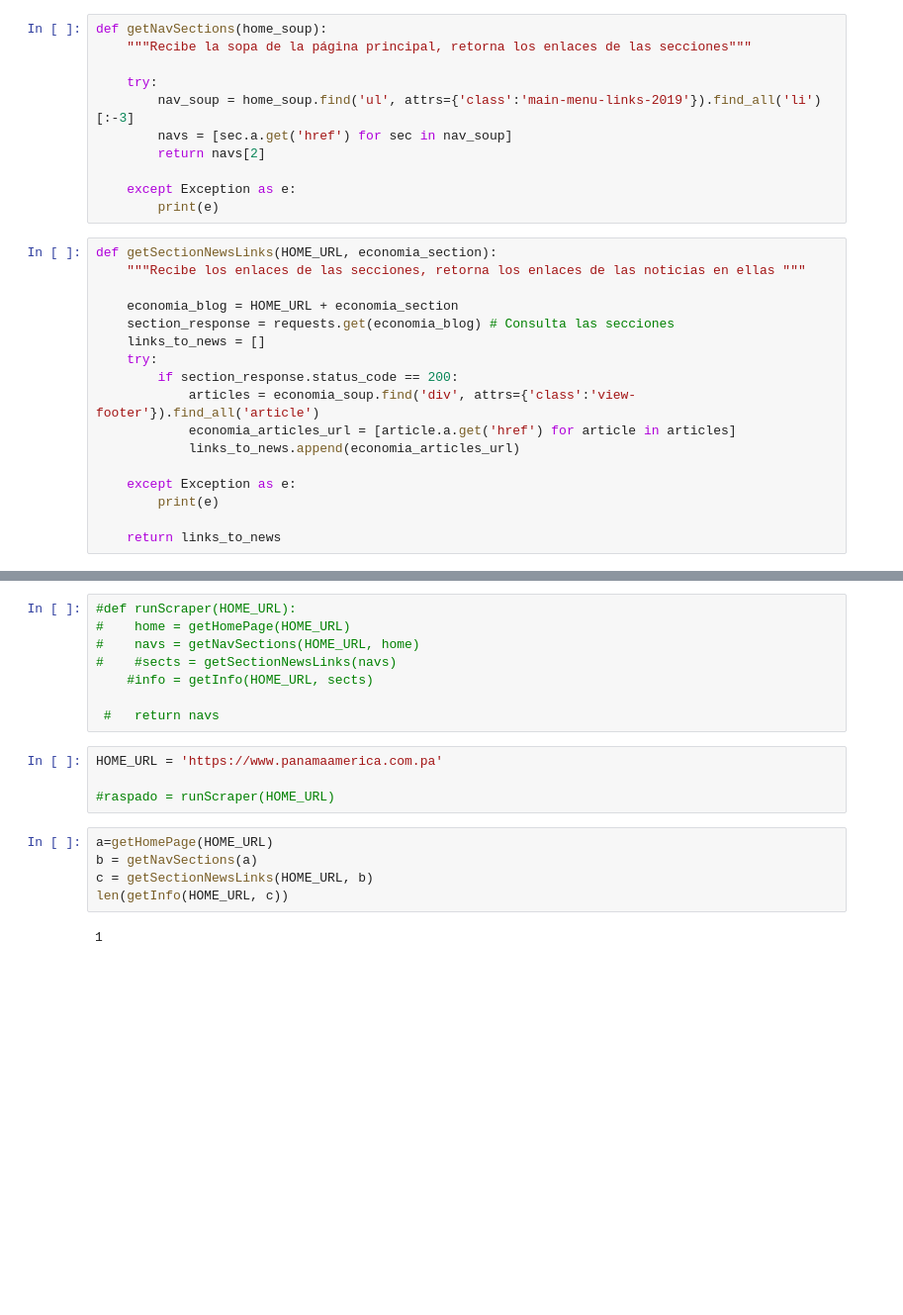
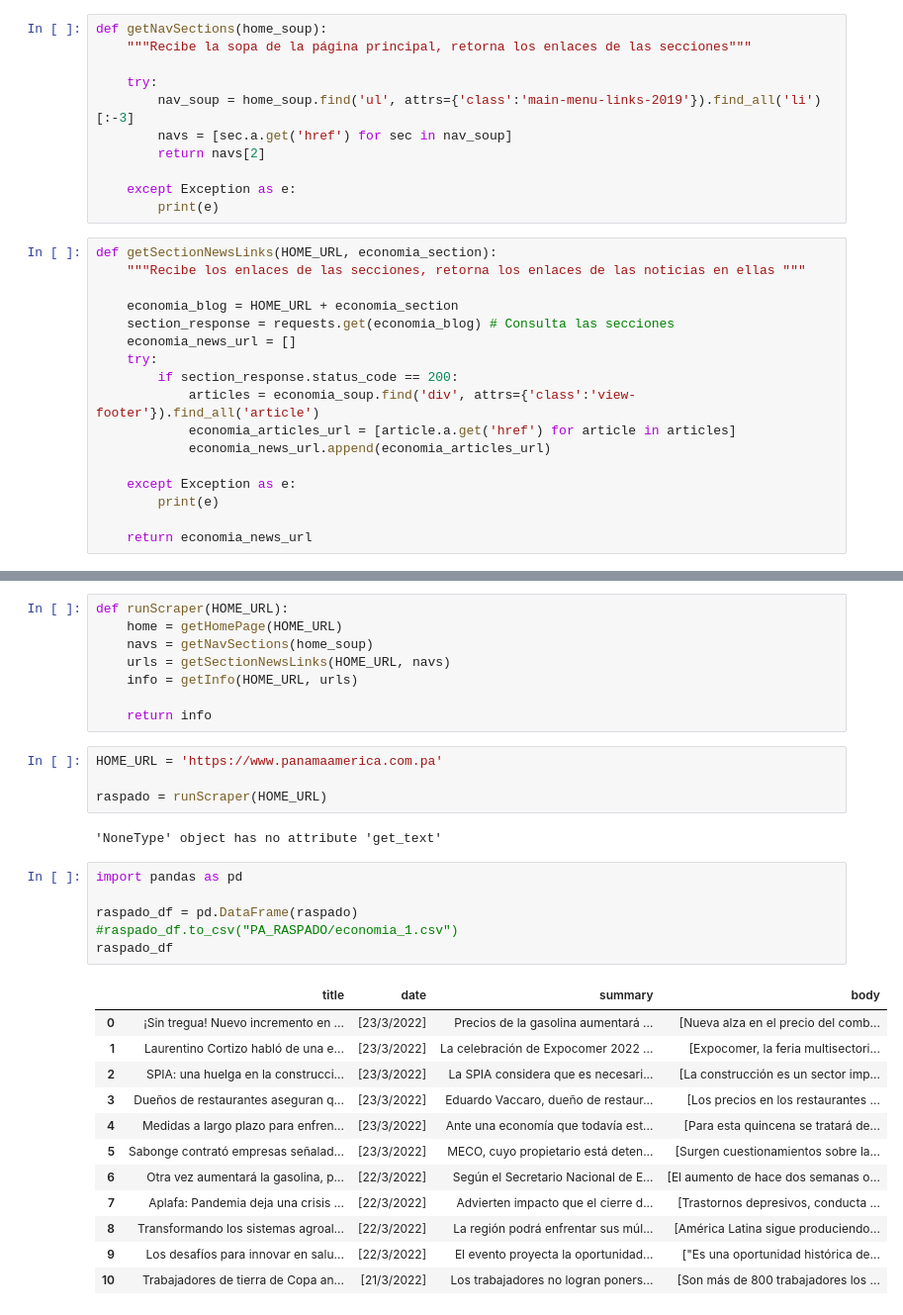
Before and after one commit to PabloJRW/webScraping, a Jupyter notebook: PA_WebScraper.ipynb, the cells around one changed output, grey strips where cells are left out. Shown at 99% size. Cells and saved outputs as stored; diff of their text form; blank space fills up the shorter version.

Commit message:
scrapers terminados

```diff
--- a/PA_WebScraper.ipynb
+++ b/PA_WebScraper.ipynb
@@ -174,17 +174,17 @@ def getSectionNewsLinks(HOME_URL, economia_section):
 
     economia_blog = HOME_URL + economia_section
     section_response = requests.get(economia_blog) # Consulta las secciones
-    links_to_news = []
+    economia_news_url = []
     try:
         if section_response.status_code == 200:
             articles = economia_soup.find('div', attrs={'class':'view-footer'}).find_all('article')
             economia_articles_url = [article.a.get('href') for article in articles]
-            links_to_news.append(economia_articles_url)
+            economia_news_url.append(economia_articles_url)
 
     except Exception as e:
         print(e)
 
-    return links_to_news
+    return economia_news_url
 # %%
 def getInfo(HOME_URL, economia_news_url):
 
@@ -223,21 +223,35 @@ def getInfo(HOME_URL, economia_news_url):
 
     return info
 # %%
-#def runScraper(HOME_URL):
-#    home = getHomePage(HOME_URL)
-#    navs = getNavSections(HOME_URL, home)
-#    #sects = getSectionNewsLinks(navs)
-    #info = getInfo(HOME_URL, sects)
+def runScraper(HOME_URL):
+    home = getHomePage(HOME_URL)
+    navs = getNavSections(home_soup)
+    urls = getSectionNewsLinks(HOME_URL, navs)
+    info = getInfo(HOME_URL, urls)
 
- #   return navs
+    return info
 # %%
 HOME_URL = 'https://www.panamaamerica.com.pa'
 
-#raspado = runScraper(HOME_URL)
+raspado = runScraper(HOME_URL)
+# %% [output]
+'NoneType' object has no attribute 'get_text'
-# %%
-a=getHomePage(HOME_URL)
-b = getNavSections(a)
-c = getSectionNewsLinks(HOME_URL, b)
-len(getInfo(HOME_URL, c))
-# %% [output]
-1
+# %%
+import pandas as pd
+
+raspado_df = pd.DataFrame(raspado)
+#raspado_df.to_csv("PA_RASPADO/economia_1.csv")
+raspado_df
+# %% [output]
+|  | title | date | summary | body |
+| 0 | ¡Sin tregua! Nuevo incremento en ... | [23/3/2022] | Precios de la gasolina aumentará ... | [Nueva alza en el precio del comb... |
+| 1 | Laurentino Cortizo habló de una e... | [23/3/2022] | La celebración de Expocomer 2022 ... | [Expocomer, la feria multisectori... |
+| 2 | SPIA: una huelga en la construcci... | [23/3/2022] | La SPIA considera que es necesari... | [La construcción es un sector imp... |
+| 3 | Dueños de restaurantes aseguran q... | [23/3/2022] | Eduardo Vaccaro, dueño de restaur... | [Los precios en los restaurantes ... |
+| 4 | Medidas a largo plazo para enfren... | [23/3/2022] | Ante una economía que todavía est... | [Para esta quincena se tratará de... |
+| 5 | Sabonge contrató empresas señalad... | [23/3/2022] | MECO, cuyo propietario está deten... | [Surgen cuestionamientos sobre la... |
+| 6 | Otra vez aumentará la gasolina, p... | [22/3/2022] | Según el Secretario Nacional de E... | [El aumento de hace dos semanas o... |
+| 7 | Aplafa: Pandemia deja una crisis ... | [22/3/2022] | Advierten impacto que el cierre d... | [Trastornos depresivos, conducta ... |
+| 8 | Transformando los sistemas agroal... | [22/3/2022] | La región podrá enfrentar sus múl... | [América Latina sigue produciendo... |
+| 9 | Los desafíos para innovar en salu... | [22/3/2022] | El evento proyecta la oportunidad... | ["Es una oportunidad histórica de... |
+| 10 | Trabajadores de tierra de Copa an... | [21/3/2022] | Los trabajadores no logran poners... | [Son más de 800 trabajadores los ... |
```
Also changed, not shown: parts of 8 cells of this notebook, 3 other files.
